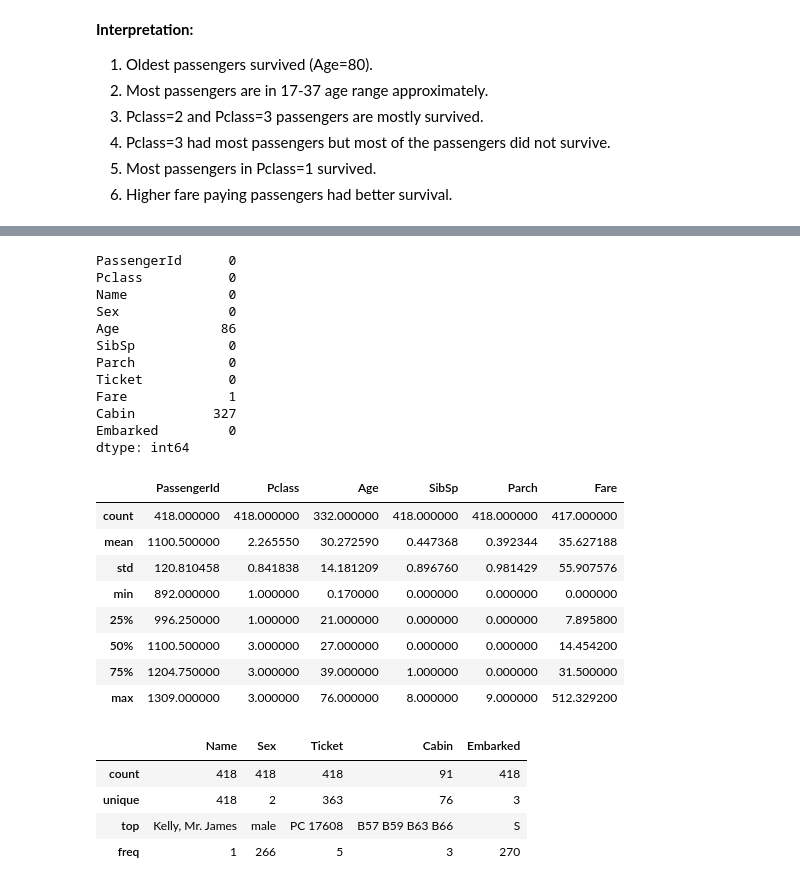
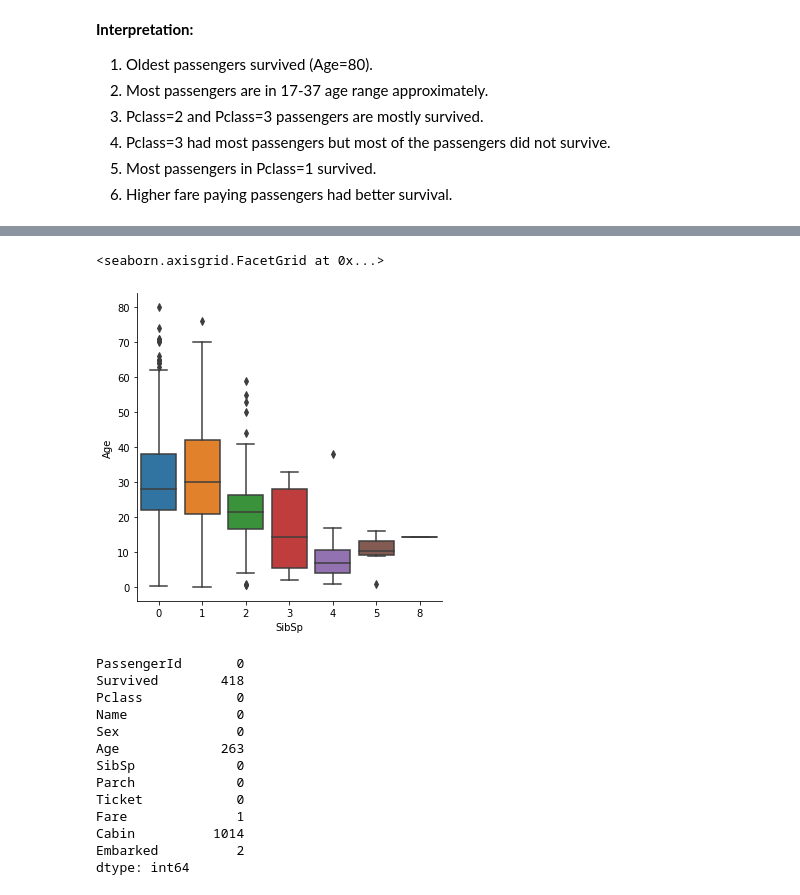
Before and after one commit to RAJ-DSML/Titanic-Disaster-Solution, a Jupyter notebook: titanic.ipynb, the cells around one changed output, grey strips where cells are left out. Cells and saved outputs as stored; diff of their text form; code cells hidden in the pictures.

```diff
--- a/titanic.ipynb
+++ b/titanic.ipynb
@@ -201,35 +210,21 @@ memory usage: 36.0+ KB
+# %%
+sns.factorplot(y="Age", x="SibSp", data=dataset, kind="box")
+# %% [output]
+<seaborn.axisgrid.FacetGrid at 0x...>
+[figure, added]
 # %%
-df_test.isnull().sum()
+dataset.isnull().sum()
 # %% [output]
-PassengerId      0
-Pclass           0
-Name             0
-Sex              0
-Age             86
-SibSp            0
-Parch            0
-Ticket           0
-Fare             1
-Cabin          327
-Embarked         0
+PassengerId       0
+Survived        418
+Pclass            0
+Name              0
+Sex               0
+Age             263
+SibSp             0
+Parch             0
+Ticket            0
+Fare              1
+Cabin          1014
+Embarked          2
 dtype: int64
-# %%
-df_test.describe()
-# %% [output]
-|  | PassengerId | Pclass | Age | SibSp | Parch | Fare |
-| count | 418.000000 | 418.000000 | 332.000000 | 418.000000 | 418.000000 | 417.000000 |
-| mean | 1100.500000 | 2.265550 | 30.272590 | 0.447368 | 0.392344 | 35.627188 |
-| std | 120.810458 | 0.841838 | 14.181209 | 0.896760 | 0.981429 | 55.907576 |
-| min | 892.000000 | 1.000000 | 0.170000 | 0.000000 | 0.000000 | 0.000000 |
-| 25% | 996.250000 | 1.000000 | 21.000000 | 0.000000 | 0.000000 | 7.895800 |
-| 50% | 1100.500000 | 3.000000 | 27.000000 | 0.000000 | 0.000000 | 14.454200 |
-| 75% | 1204.750000 | 3.000000 | 39.000000 | 1.000000 | 0.000000 | 31.500000 |
-| max | 1309.000000 | 3.000000 | 76.000000 | 8.000000 | 9.000000 | 512.329200 |
-# %%
-df_test.describe(include='O')
-# %% [output]
-|  | Name | Sex | Ticket | Cabin | Embarked |
-| count | 418 | 418 | 418 | 91 | 418 |
-| unique | 418 | 2 | 363 | 76 | 3 |
-| top | Kelly, Mr. James | male | PC 17608 | B57 B59 B63 B66 | S |
-| freq | 1 | 266 | 5 | 3 | 270 |
```
Also changed, not shown: parts of 31 cells of this notebook.
